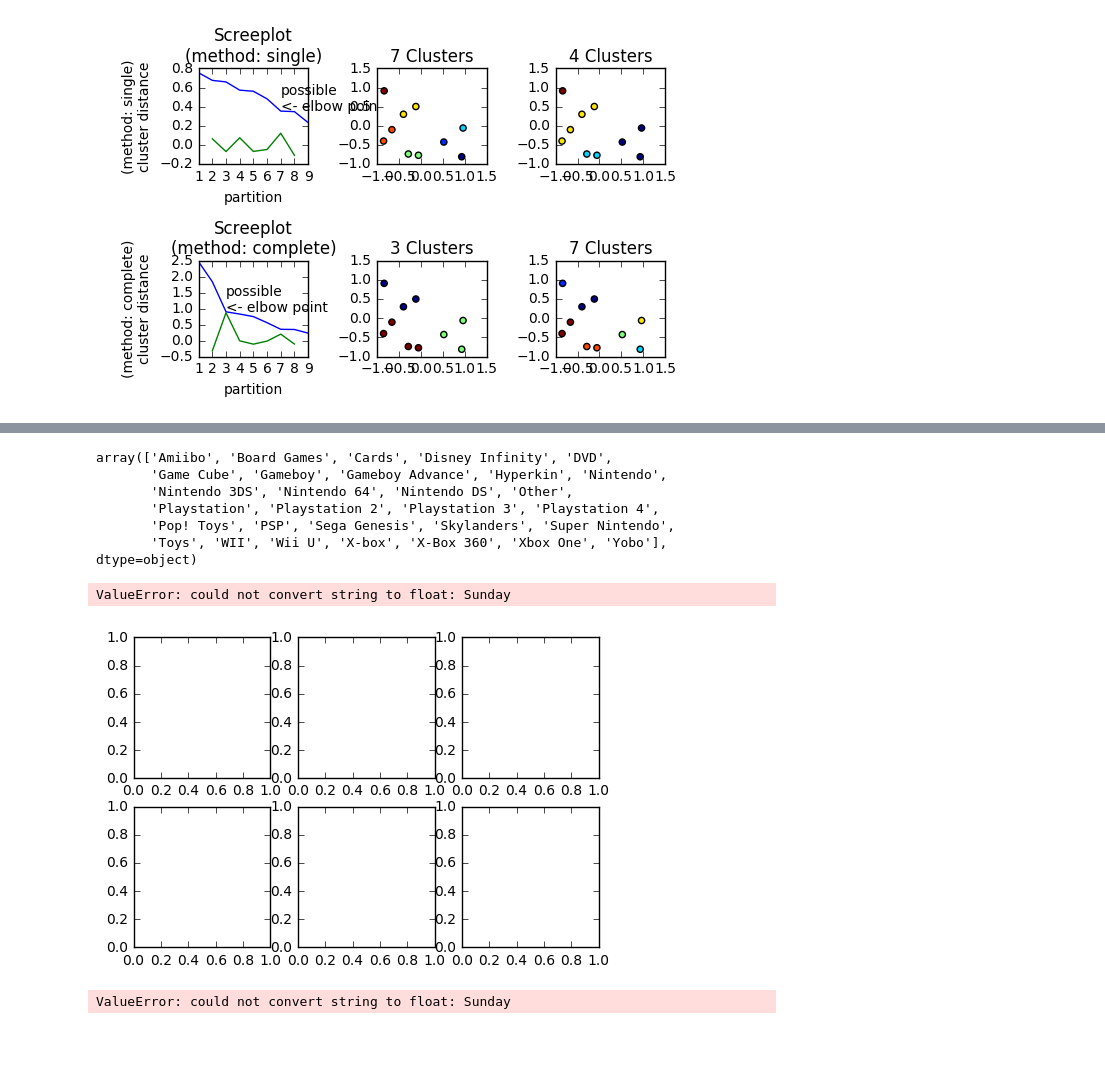
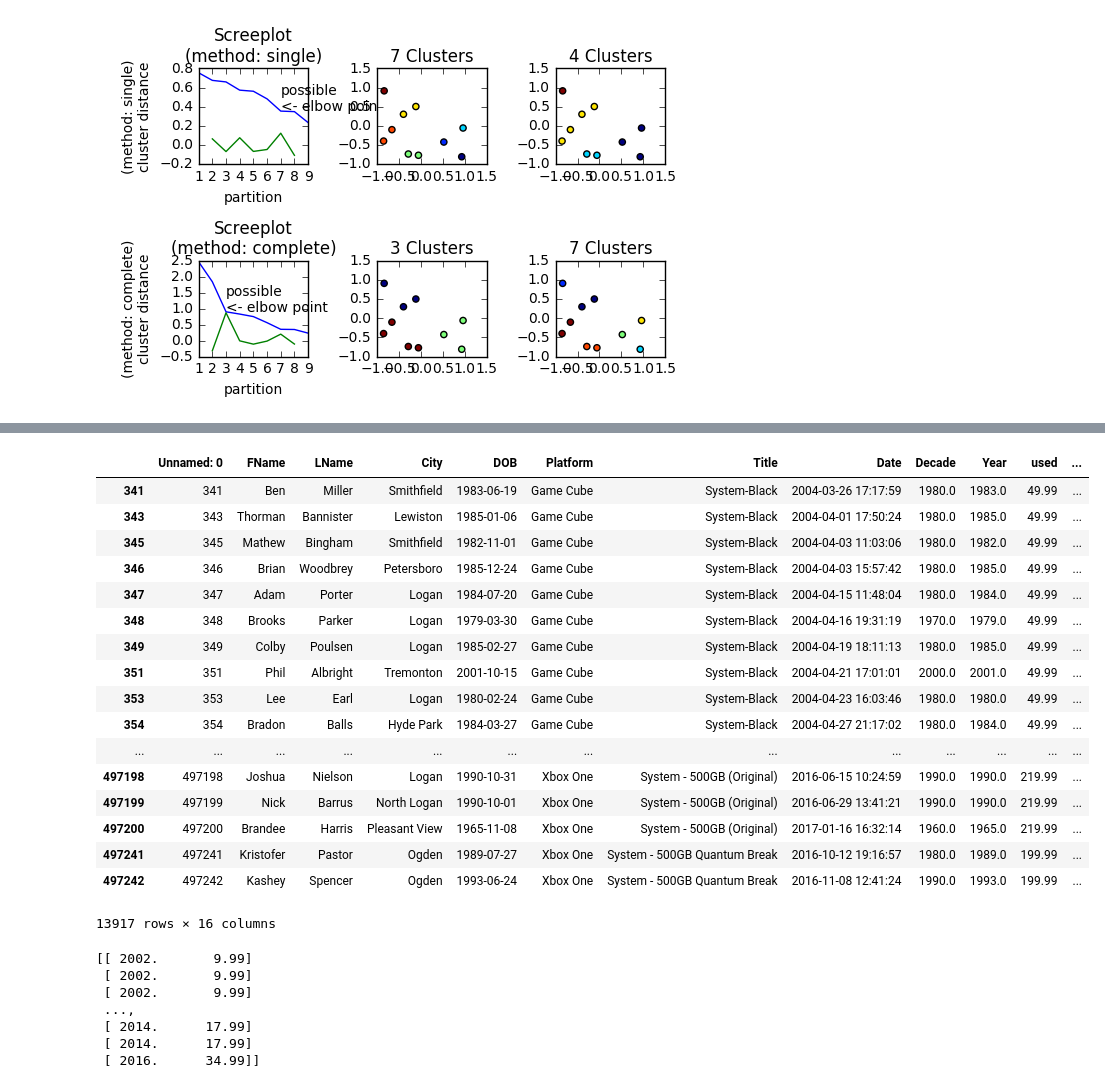
Before and after one commit to sreeder/Jupyter-Notebooks, a Jupyter notebook: notebooks/analytics/Clustering.ipynb, the cells around one changed output, grey strips where cells are left out. Drawn from its saved outputs; the diff is of its cells as text; code cells hidden in the pictures; blank space fills up the shorter version.

```diff
--- a/notebooks/analytics/Clustering.ipynb
+++ b/notebooks/analytics/Clustering.ipynb
@@ -181,10 +183,24 @@ funun.sample(n=5)
-# %%
-funun.Platform.unique()
-# %% [output]
-array(['Amiibo', 'Board Games', 'Cards', 'Disney Infinity', 'DVD',
-       'Game Cube', 'Gameboy', 'Gameboy Advance', 'Hyperkin', 'Nintendo',
-       'Nintendo 3DS', 'Nintendo 64', 'Nintendo DS', 'Other',
-       'Playstation', 'Playstation 2', 'Playstation 3', 'Playstation 4',
-       'Pop! Toys', 'PSP', 'Sega Genesis', 'Skylanders', 'Super Nintendo',
-       'Toys', 'WII', 'Wii U', 'X-box', 'X-Box 360', 'Xbox One', 'Yobo'], dtype=object)
+# %%
+funun.Platform.unique()
+funun[funun["Title"].str.contains("Console")==True]
+funun[funun["Title"].str.contains("System")==True]
+# %% [output]
+|  | Unnamed: 0 | FName | LName | City | DOB | Platform | Title | Date | Decade | Year | used | ... |
+| 341 | 341 | Ben | Miller | Smithfield | 1983-06-19 | Game Cube | System-Black | 2004-03-26 17:17:59 | 1980.0 | 1983.0 | 49.99 | ... |
+| 343 | 343 | Thorman | Bannister | Lewiston | 1985-01-06 | Game Cube | System-Black | 2004-04-01 17:50:24 | 1980.0 | 1985.0 | 49.99 | ... |
+| 345 | 345 | Mathew | Bingham | Smithfield | 1982-11-01 | Game Cube | System-Black | 2004-04-03 11:03:06 | 1980.0 | 1982.0 | 49.99 | ... |
+| 346 | 346 | Brian | Woodbrey | Petersboro | 1985-12-24 | Game Cube | System-Black | 2004-04-03 15:57:42 | 1980.0 | 1985.0 | 49.99 | ... |
+| 347 | 347 | Adam | Porter | Logan | 1984-07-20 | Game Cube | System-Black | 2004-04-15 11:48:04 | 1980.0 | 1984.0 | 49.99 | ... |
+| 348 | 348 | Brooks | Parker | Logan | 1979-03-30 | Game Cube | System-Black | 2004-04-16 19:31:19 | 1970.0 | 1979.0 | 49.99 | ... |
+| 349 | 349 | Colby | Poulsen | Logan | 1985-02-27 | Game Cube | System-Black | 2004-04-19 18:11:13 | 1980.0 | 1985.0 | 49.99 | ... |
+| 351 | 351 | Phil | Albright | Tremonton | 2001-10-15 | Game Cube | System-Black | 2004-04-21 17:01:01 | 2000.0 | 2001.0 | 49.99 | ... |
+| 353 | 353 | Lee | Earl | Logan | 1980-02-24 | Game Cube | System-Black | 2004-04-23 16:03:46 | 1980.0 | 1980.0 | 49.99 | ... |
+| 354 | 354 | Bradon | Balls | Hyde Park | 1984-03-27 | Game Cube | System-Black | 2004-04-27 21:17:02 | 1980.0 | 1984.0 | 49.99 | ... |
+| ... | ... | ... | ... | ... | ... | ... | ... | ... | ... | ... | ... | ... |
+| 497198 | 497198 | Joshua | Nielson | Logan | 1990-10-31 | Xbox One | System - 500GB (Original) | 2016-06-15 10:24:59 | 1990.0 | 1990.0 | 219.99 | ... |
+| 497199 | 497199 | Nick | Barrus | North Logan | 1990-10-01 | Xbox One | System - 500GB (Original) | 2016-06-29 13:41:21 | 1990.0 | 1990.0 | 219.99 | ... |
+| 497200 | 497200 | Brandee | Harris | Pleasant View | 1965-11-08 | Xbox One | System - 500GB (Original) | 2017-01-16 16:32:14 | 1960.0 | 1965.0 | 219.99 | ... |
+| 497241 | 497241 | Kristofer | Pastor | Ogden | 1989-07-27 | Xbox One | System - 500GB Quantum Break | 2016-10-12 19:16:57 | 1980.0 | 1989.0 | 199.99 | ... |
+| 497242 | 497242 | Kashey | Spencer | Ogden | 1993-06-24 | Xbox One | System - 500GB Quantum Break | 2016-11-08 12:41:24 | 1990.0 | 1993.0 | 199.99 | ... |
+13917 rows × 16 columns
 # %%
@@ -207,12 +211,0 @@ dates = None#p1["DOB"].astype(datetime.datetime).tolist()
-# %%
-test_clusters(lst,dates= dates)
-# %% [output]
-ValueError: could not convert string to float: Sunday
-[figure, removed]
-# %%
-print k_cluster(lst, n = 5, dates=dates)
-plt.title("X-box 360")
-plt.xlabel("Year born")
-plt.ylabel("Value")
-# %% [output]
-ValueError: could not convert string to float: Sunday
@@ -218,0 +250,10 @@ ValueError: could not convert string to float: Sunday
+# %%
+print lst
+# %% [output]
+[[ 2002.       9.99]
+ [ 2002.       9.99]
+ [ 2002.       9.99]
+ ...,
+ [ 2014.      17.99]
+ [ 2014.      17.99]
+ [ 2016.      34.99]]
```
Also changed, not shown: parts of 12 cells of this notebook, 2 other files.
